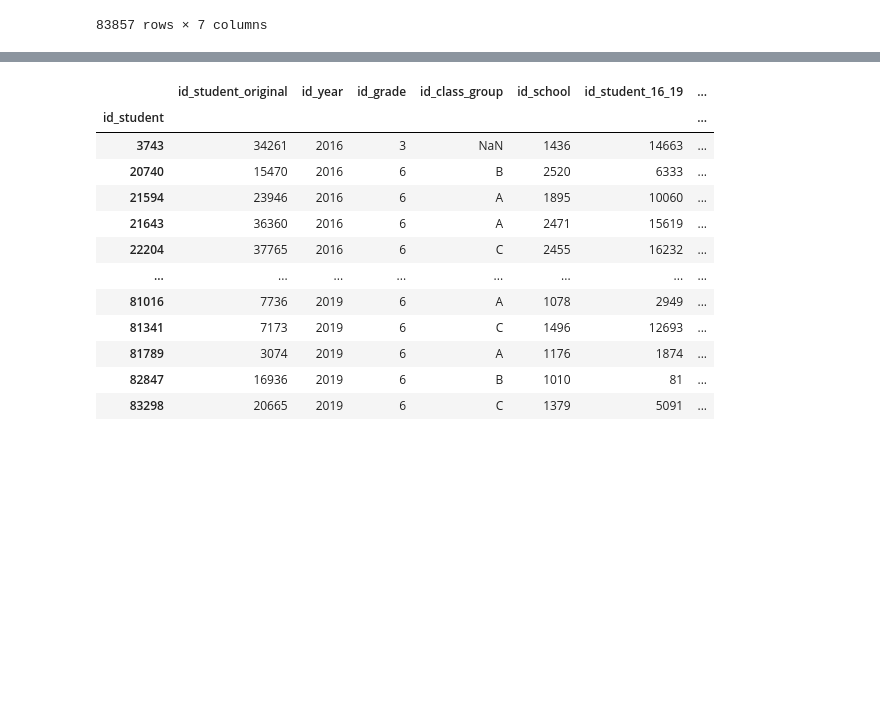
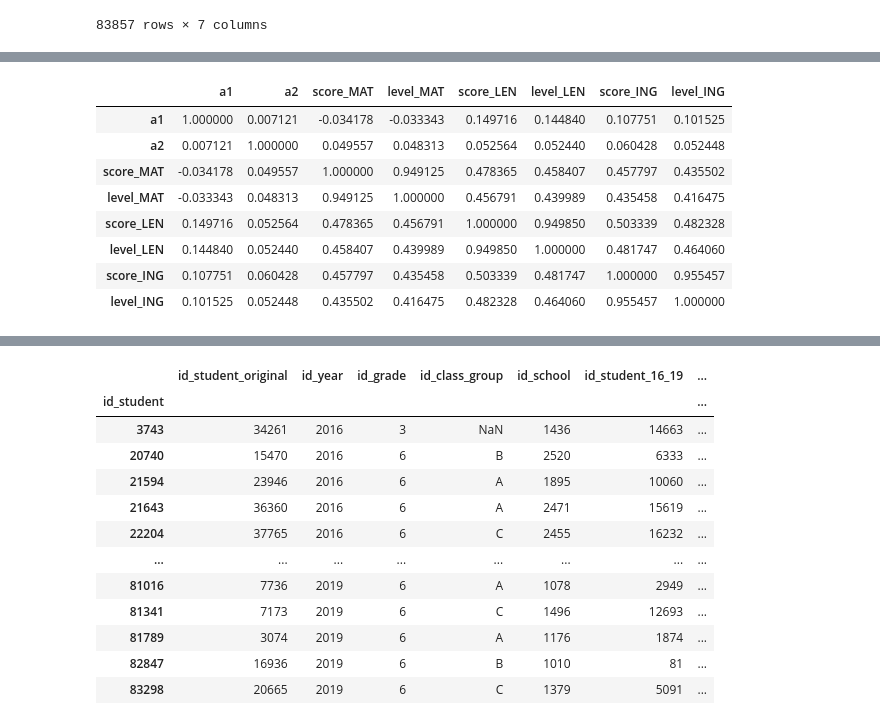
Before and after one commit to aequitas-aod/experiment-ull-dataset-preprocessing, a Jupyter notebook: src/pre_processing/student_questionnaire.ipynb, the cells around one changed output, grey strips where cells are left out. Saved outputs shown, nothing was run; the diff lists cells and outputs as text; code cells hidden in the pictures; blank space fills up the shorter version.

```diff
--- a/src/pre_processing/student_questionnaire.ipynb
+++ b/src/pre_processing/student_questionnaire.ipynb
@@ -72,3 +116,29 @@ df
+# %%
+current_df = df[
+    [
+        "a1",
+        "a2",
+        "score_MAT",
+        "level_MAT",
+        "score_LEN",
+        "level_LEN",
+        "score_ING",
+        "level_ING",
+    ]
+]
+
+corr = current_df.corr()
+corr.style.background_gradient(cmap='coolwarm')
+# %% [output]
+|  | a1 | a2 | score_MAT | level_MAT | score_LEN | level_LEN | score_ING | level_ING |
+| a1 | 1.000000 | 0.007121 | -0.034178 | -0.033343 | 0.149716 | 0.144840 | 0.107751 | 0.101525 |
+| a2 | 0.007121 | 1.000000 | 0.049557 | 0.048313 | 0.052564 | 0.052440 | 0.060428 | 0.052448 |
+| score_MAT | -0.034178 | 0.049557 | 1.000000 | 0.949125 | 0.478365 | 0.458407 | 0.457797 | 0.435502 |
+| level_MAT | -0.033343 | 0.048313 | 0.949125 | 1.000000 | 0.456791 | 0.439989 | 0.435458 | 0.416475 |
+| score_LEN | 0.149716 | 0.052564 | 0.478365 | 0.456791 | 1.000000 | 0.949850 | 0.503339 | 0.482328 |
+| level_LEN | 0.144840 | 0.052440 | 0.458407 | 0.439989 | 0.949850 | 1.000000 | 0.481747 | 0.464060 |
+| score_ING | 0.107751 | 0.060428 | 0.457797 | 0.435458 | 0.503339 | 0.481747 | 1.000000 | 0.955457 |
+| level_ING | 0.101525 | 0.052448 | 0.435502 | 0.416475 | 0.482328 | 0.464060 | 0.955457 | 1.000000 |
 # %%
 # Get unique ids from student_16_19
 unique_student_16_19 = df["id_student_16_19"].dropna().unique()
```
Also changed, not shown: parts of 11 cells of this notebook, 1 other file.
